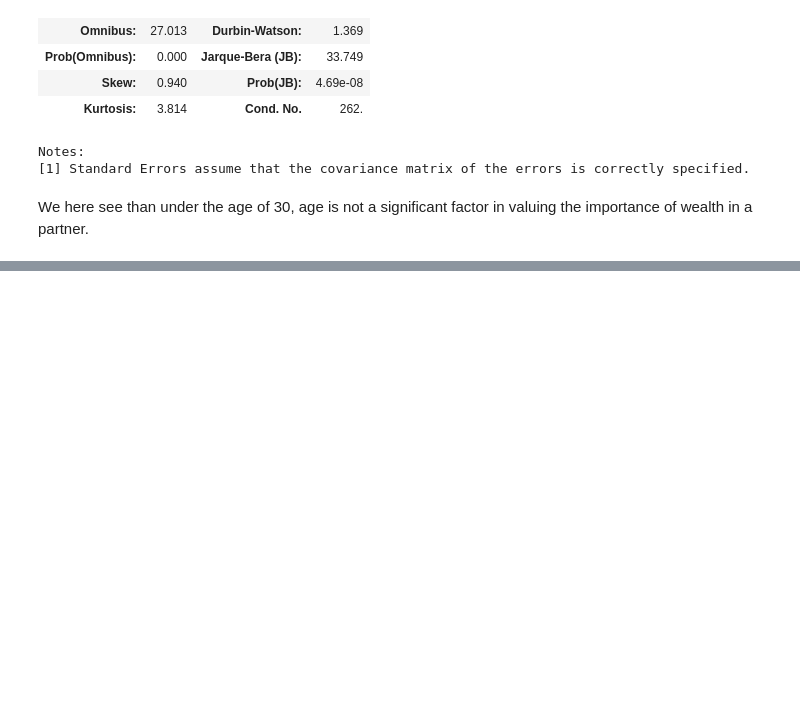
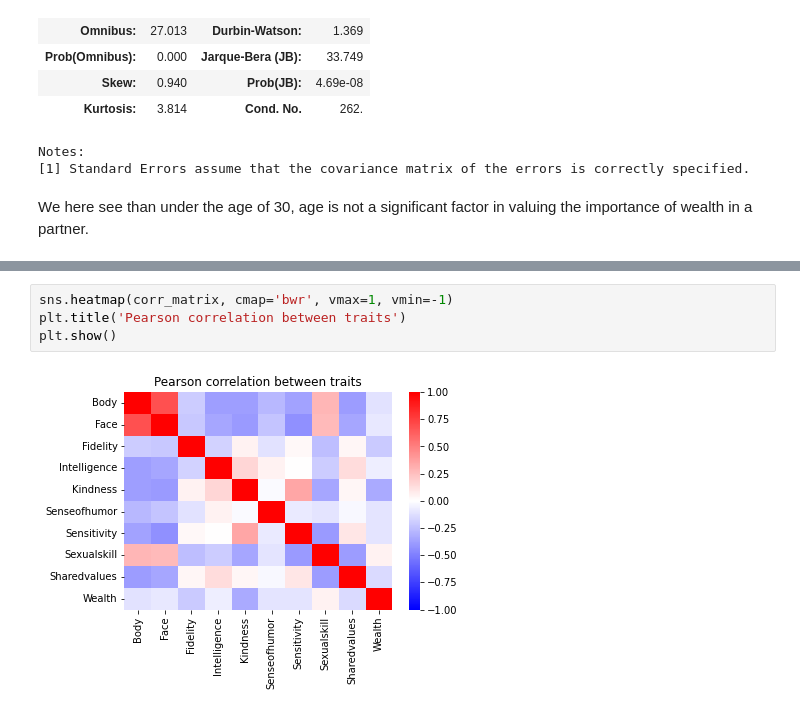
Before and after one commit to mbod/comm318_F21_Project_Group4, a Jupyter notebook: data_analysis/Data Analysis Part 2 (Ce Liu).ipynb, the cells around one changed output, grey strips where cells are left out. Saved outputs shown, nothing was run; the diff lists cells and outputs as text; blank space fills up the shorter version.

```diff
--- a/data_analysis/Data Analysis Part 2 (Ce Liu).ipynb
+++ b/data_analysis/Data Analysis Part 2 (Ce Liu).ipynb
@@ -290,0 +258,6 @@ data.corr()
+# %%
+sns.heatmap(corr_matrix, cmap='bwr', vmax=1, vmin=-1)
+plt.title('Pearson correlation between traits')
+plt.show()
+# %% [output]
+[figure, added]
```
Also changed, not shown: parts of 53 cells of this notebook, 6 other files.
